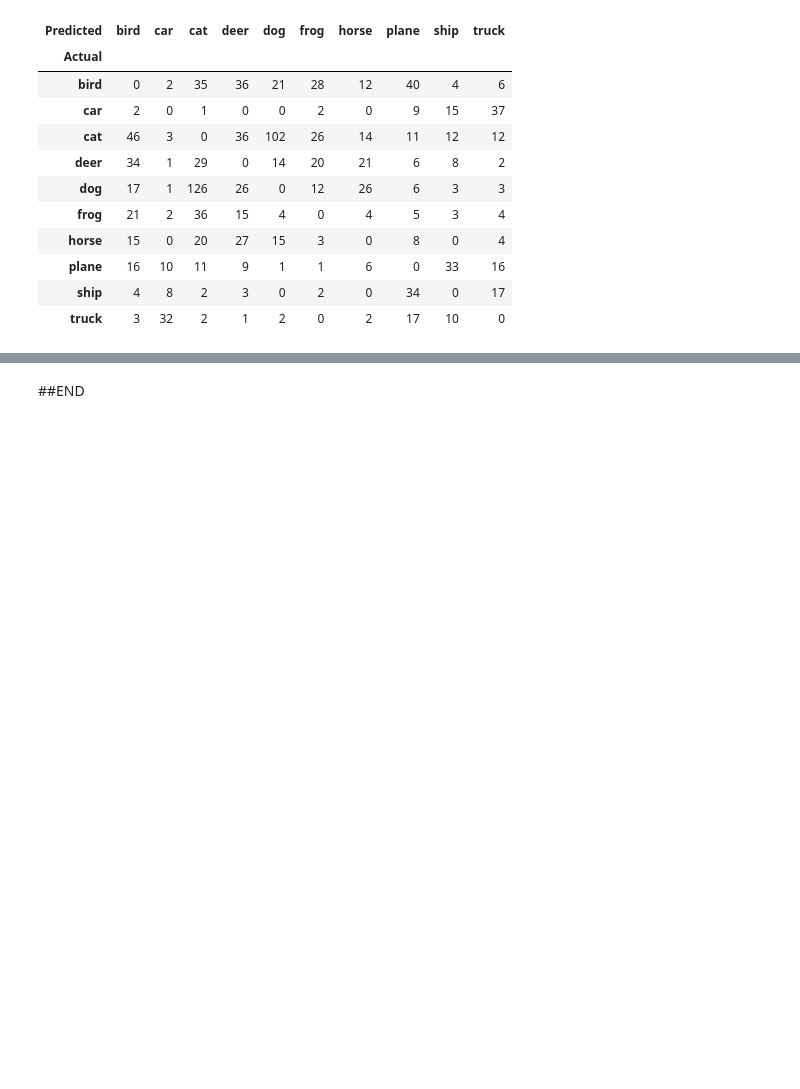
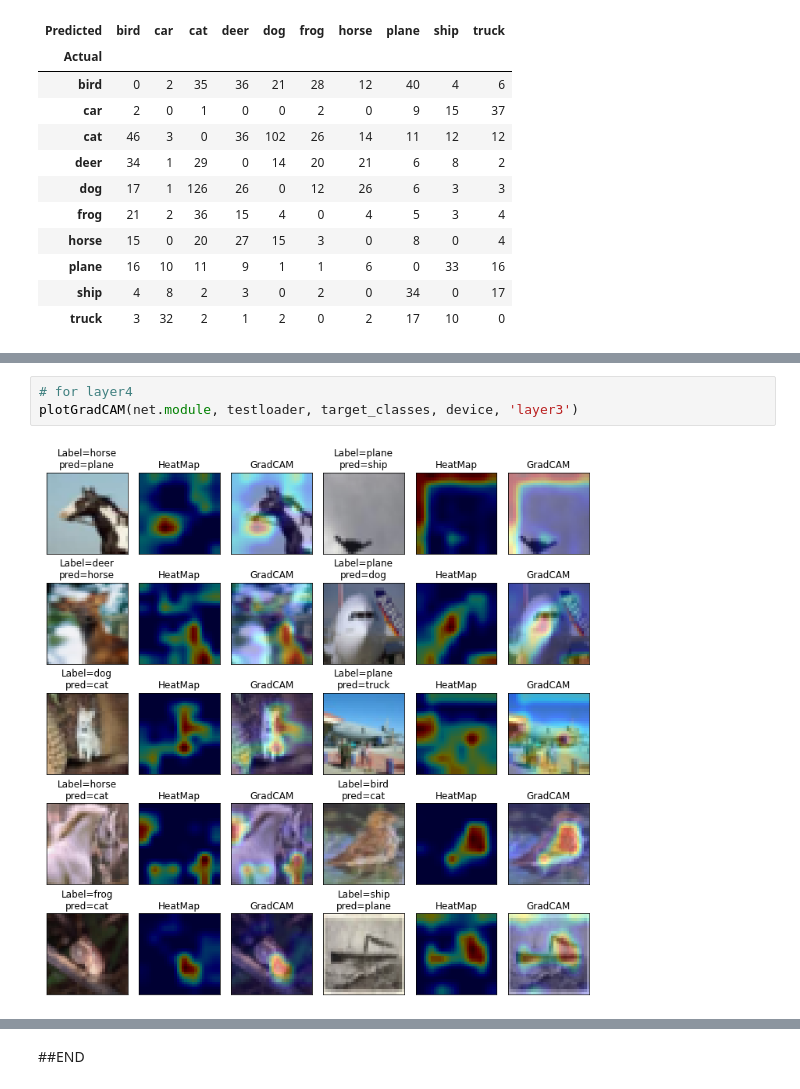
Before and after one commit to navrat/EVA_phase1_2022_23, a Jupyter notebook: S7_CIFAR_RESNET_GRADCAM/S7_RESNET_CIFAR_GRADCAM.ipynb, the cells around one changed output, grey strips where cells are left out. Saved outputs shown, nothing was run; the diff lists cells and outputs as text; blank space fills up the shorter version.

```diff
--- a/S7_CIFAR_RESNET_GRADCAM/S7_RESNET_CIFAR_GRADCAM.ipynb
+++ b/S7_CIFAR_RESNET_GRADCAM/S7_RESNET_CIFAR_GRADCAM.ipynb
@@ -292,0 +383,5 @@ AttributeError: ignored
+# %%
+# for layer4
+plotGradCAM(net.module, testloader, target_classes, device, 'layer3')
+# %% [output]
+[figure, added]
```
Also changed, not shown: parts of 11 cells of this notebook.
